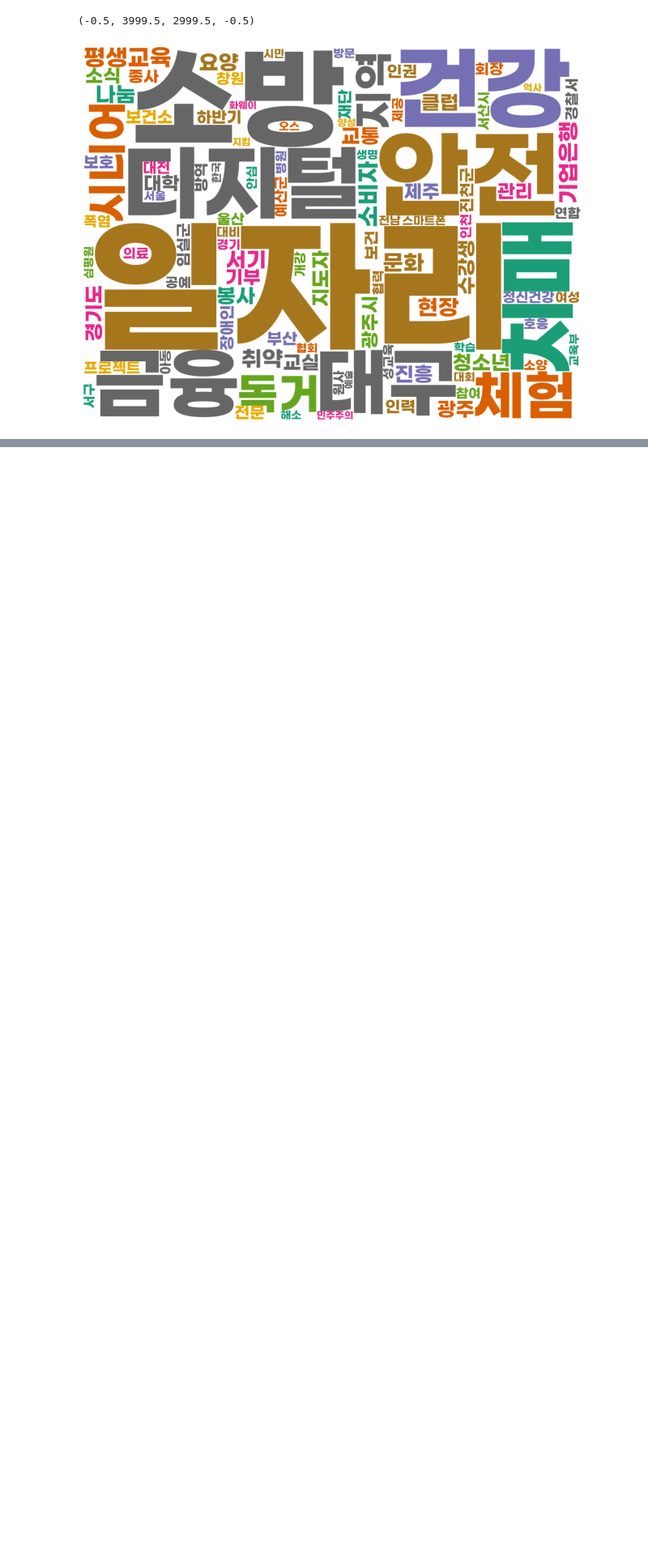
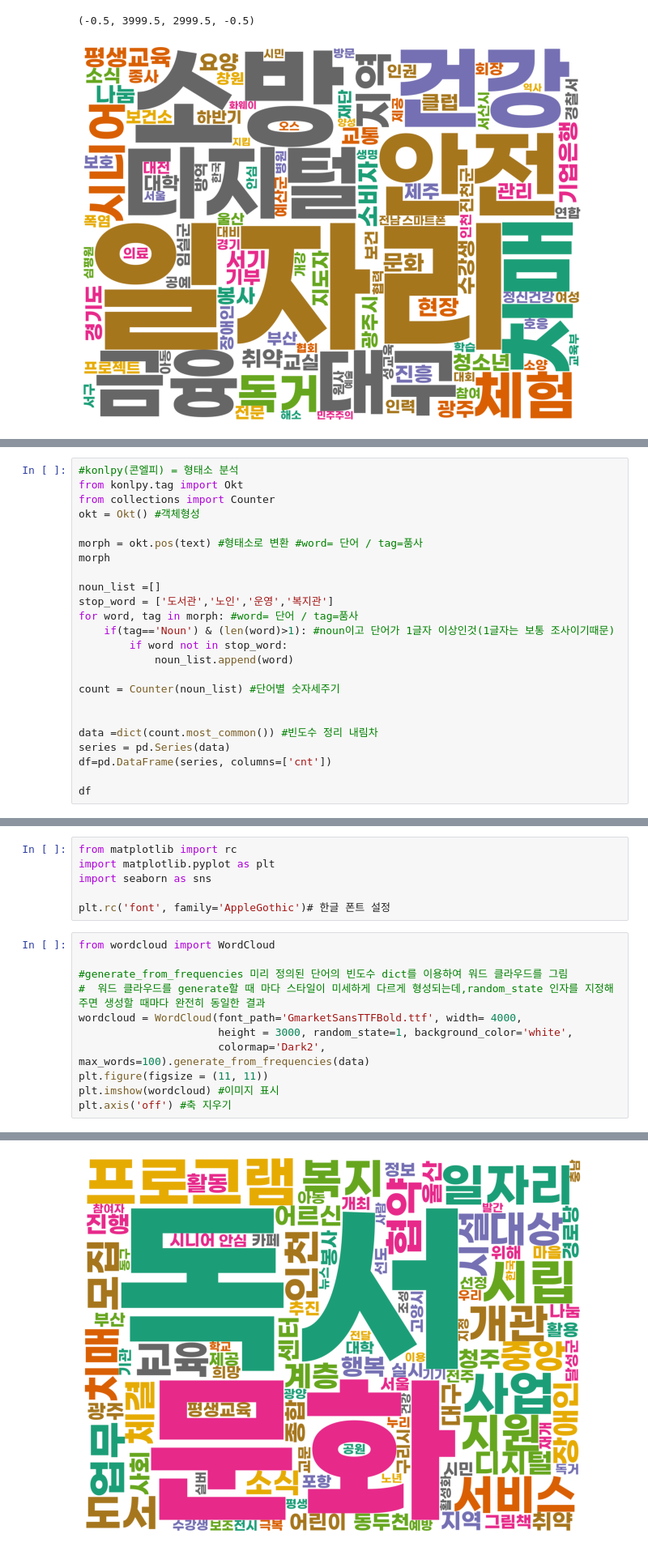
Before and after one commit to kyunakim/everybodys_lib, a Jupyter notebook: hanni/newsjeans.ipynb, the cells around one changed output, grey strips where cells are left out. Shown: that part at 81% size. Drawn from its saved outputs; the diff is of its cells as text; blank space fills up the shorter version.

```diff
--- a/hanni/newsjeans.ipynb
+++ b/hanni/newsjeans.ipynb
@@ -537,0 +597,24 @@ plt.axis('off') #축 지우기
+# %%
+#konlpy(콘엘피) = 형태소 분석
+from konlpy.tag import Okt
+from collections import Counter
+okt = Okt() #객체형성
+
+morph = okt.pos(text) #형태소로 변환 #word= 단어 / tag=품사
+morph
+
+noun_list =[]
+stop_word = ['도서관','노인','운영','복지관']
+for word, tag in morph: #word= 단어 / tag=품사
+    if(tag=='Noun') & (len(word)>1): #noun이고 단어가 1글자 이상인것(1글자는 보통 조사이기때문)
+        if word not in stop_word:
+            noun_list.append(word)
+
+count = Counter(noun_list) #단어별 숫자세주기
+
+
+data =dict(count.most_common()) #빈도수 정리 내림차
+series = pd.Series(data)
+df=pd.DataFrame(series, columns=['cnt'])
+
+df
@@ -537,0 +659,18 @@ plt.axis('off') #축 지우기
+# %%
+from matplotlib import rc
+import matplotlib.pyplot as plt
+import seaborn as sns
+
+plt.rc('font', family='AppleGothic')# 한글 폰트 설정
+# %%
+from wordcloud import WordCloud
+
+#generate_from_frequencies 미리 정의된 단어의 빈도수 dict를 이용하여 워드 클라우드를 그림
+#  워드 클라우드를 generate할 때 마다 스타일이 미세하게 다르게 형성되는데,random_state 인자를 지정해주면 생성할 때마다 완전히 동일한 결과
+wordcloud = WordCloud(font_path='GmarketSansTTFBold.ttf', width= 4000,
+                      height = 3000, random_state=1, background_color='white',
+                      colormap='Dark2', max_words=100).generate_from_frequencies(data)
+plt.figure(figsize = (11, 11))
+plt.imshow(wordcloud) #이미지 표시
+plt.axis('off') #축 지우기
+# %% [output]
@@ -537,0 +678 @@ plt.axis('off') #축 지우기
+[figure, added]
```
Also changed, not shown: parts of 6 cells of this notebook, 2 other files.
